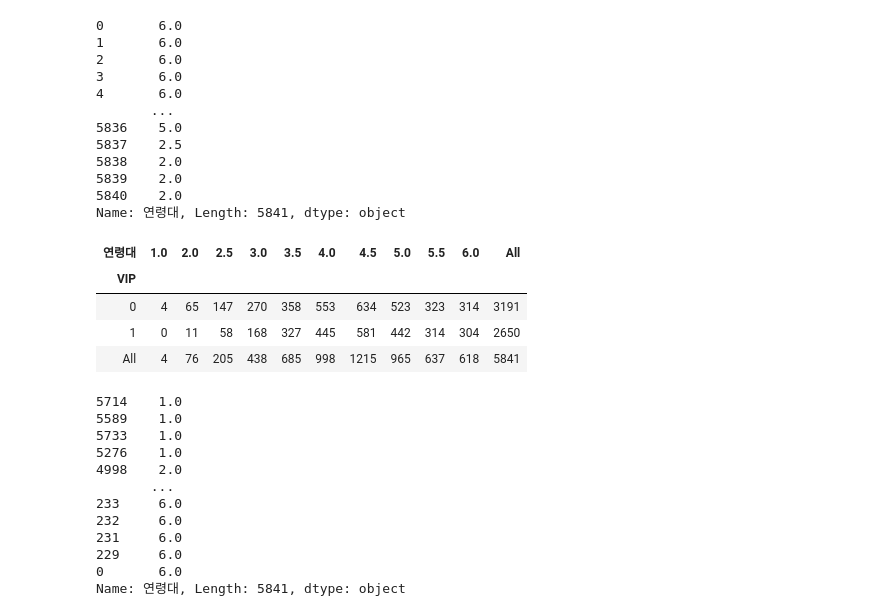
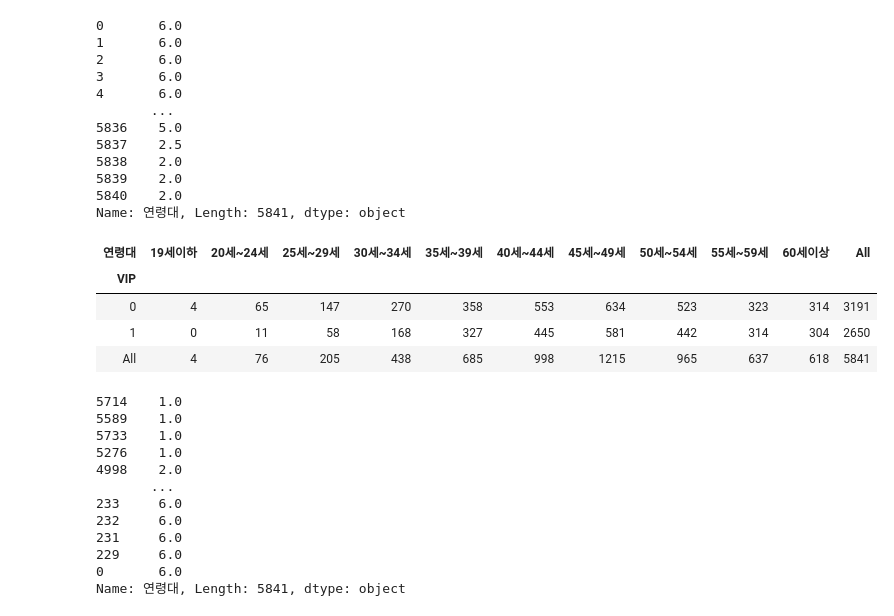
Before and after one commit to JungHyukJin/ModuleProject01, a Jupyter notebook: classification.ipynb, the cells around one changed output. Drawn from its saved outputs; the diff is of its cells as text; code cells hidden in the pictures.

```diff
--- a/classification.ipynb
+++ b/classification.ipynb
@@ -359,0 +343,4 @@ tab
+# %%
+custTotal = custTotal.reset_index()
+m_client = pd.merge(s_df_client, custTotal, how='left')
+m_client.head()
@@ -441,10 +435,10 @@ s_df_client["연령대"]
 5840    2.0
 Name: 연령대, Length: 5841, dtype: object
 # %%
-cTab_age = pd.crosstab(tab['VIP'], tab['연령대'], margins=True)
+cTab_age = pd.crosstab(m_client['VIP'], m_client['연령대'], margins=True)
 cTab_age
 # %% [output]
-| 연령대 | 1.0 | 2.0 | 2.5 | 3.0 | 3.5 | 4.0 | 4.5 | 5.0 | 5.5 | 6.0 | All |
+| 연령대 | 19세이하 | 20세~24세 | 25세~29세 | 30세~34세 | 35세~39세 | 40세~44세 | 45세~49세 | 50세~54세 | 55세~59세 | 60세이상 | All |
 | VIP |  |  |  |  |  |  |  |  |  |  |  |
 | 0 | 4 | 65 | 147 | 270 | 358 | 553 | 634 | 523 | 323 | 314 | 3191 |
 | 1 | 0 | 11 | 58 | 168 | 327 | 445 | 581 | 442 | 314 | 304 | 2650 |
```
Also changed, not shown: parts of 14 cells of this notebook, 1 other file.
